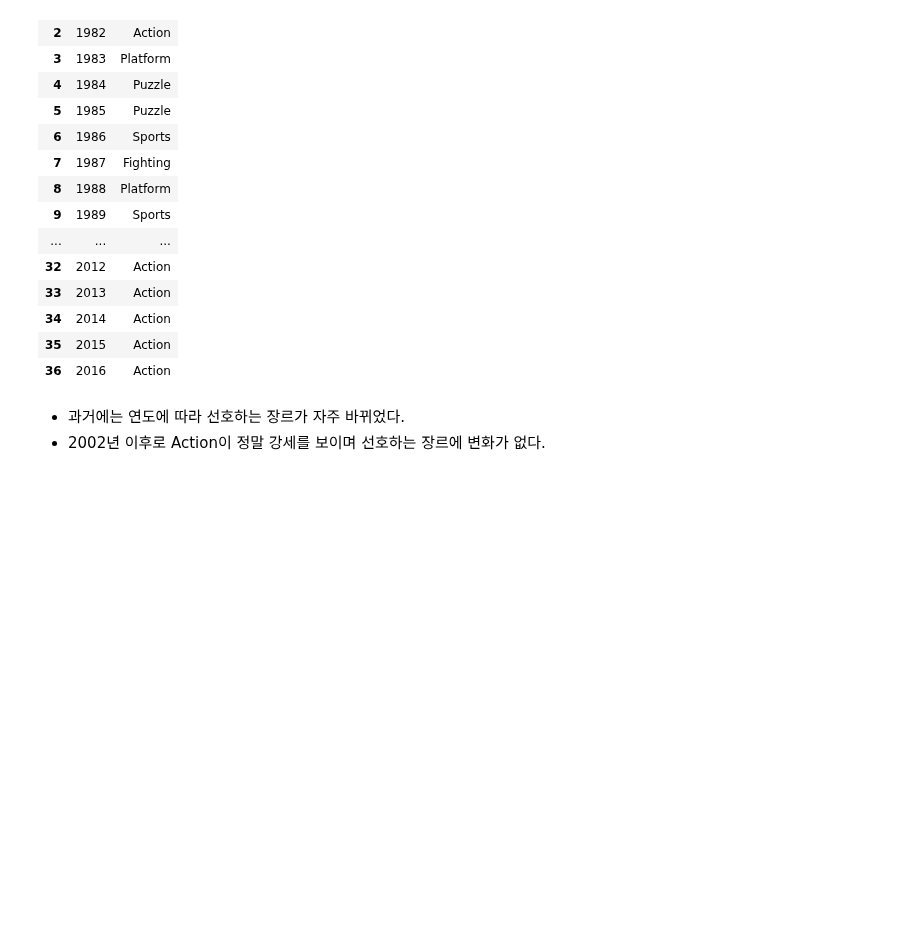
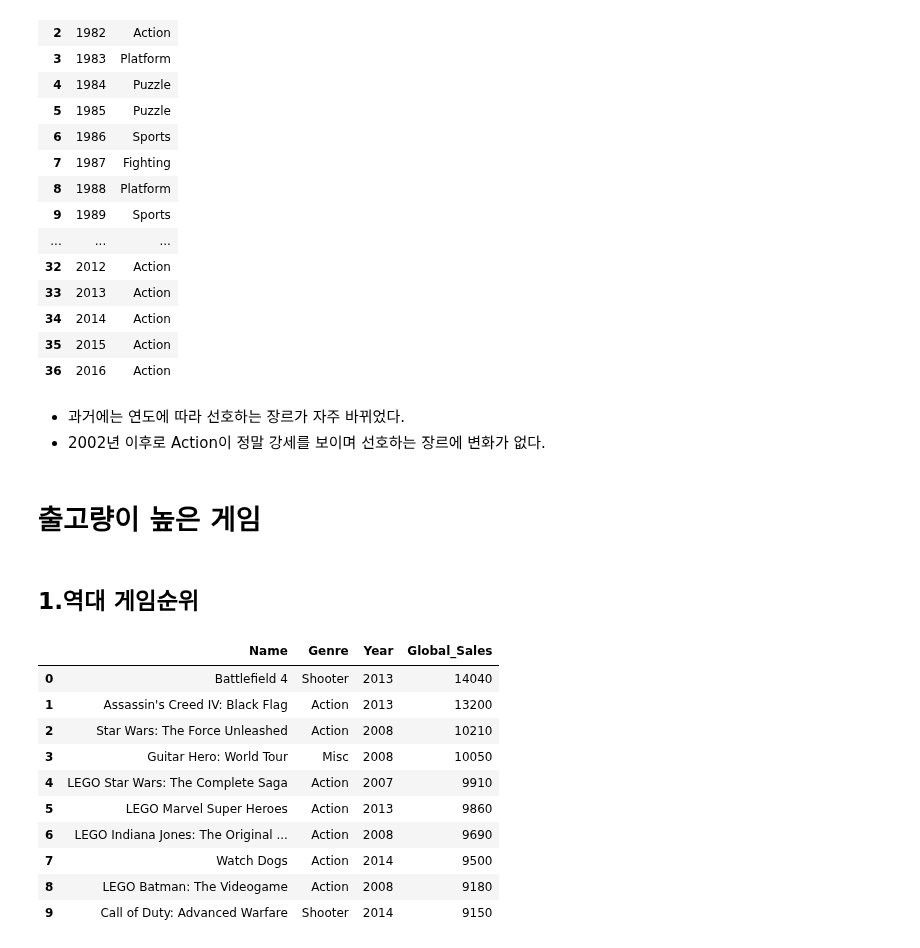
Before and after one commit to sseyonafre/Project, a Jupyter notebook: sprint1/AI_14_고세희_Section1.ipynb, the cells around one changed output. Cells and saved outputs as stored; diff of their text form; code cells hidden in the pictures; blank space fills up the shorter version.

```diff
--- a/sprint1/AI_14_고세희_Section1.ipynb
+++ b/sprint1/AI_14_고세희_Section1.ipynb
@@ -618,3 +652,23 @@ top_genre.iloc[:,0:2]
 
 *   과거에는 연도에 따라 선호하는 장르가 자주 바뀌었다.
 *   2002년 이후로 Action이 정말 강세를 보이며 선호하는 장르에 변화가 없다.
+# %% [markdown]
+# 출고량이 높은 게임
+# %% [markdown]
+## **1.역대 게임순위**
+# %%
+#역대 총 출고량이 가장 많은 게임 top10
+s_n = df.groupby(['Name','Genre','Year'],as_index=False)['Global_Sales'].sum().sort_values(by='Global_Sales',ascending=False).reset_index(drop=True)
+s_n.head(10)
+# %% [output]
+|  | Name | Genre | Year | Global_Sales |
+| 0 | Battlefield 4 | Shooter | 2013 | 14040 |
+| 1 | Assassin's Creed IV: Black Flag | Action | 2013 | 13200 |
+| 2 | Star Wars: The Force Unleashed | Action | 2008 | 10210 |
+| 3 | Guitar Hero: World Tour | Misc | 2008 | 10050 |
+| 4 | LEGO Star Wars: The Complete Saga | Action | 2007 | 9910 |
+| 5 | LEGO Marvel Super Heroes | Action | 2013 | 9860 |
+| 6 | LEGO Indiana Jones: The Original ... | Action | 2008 | 9690 |
+| 7 | Watch Dogs | Action | 2014 | 9500 |
+| 8 | LEGO Batman: The Videogame | Action | 2008 | 9180 |
+| 9 | Call of Duty: Advanced Warfare | Shooter | 2014 | 9150 |
```
Also changed, not shown: parts of 29 cells of this notebook.
